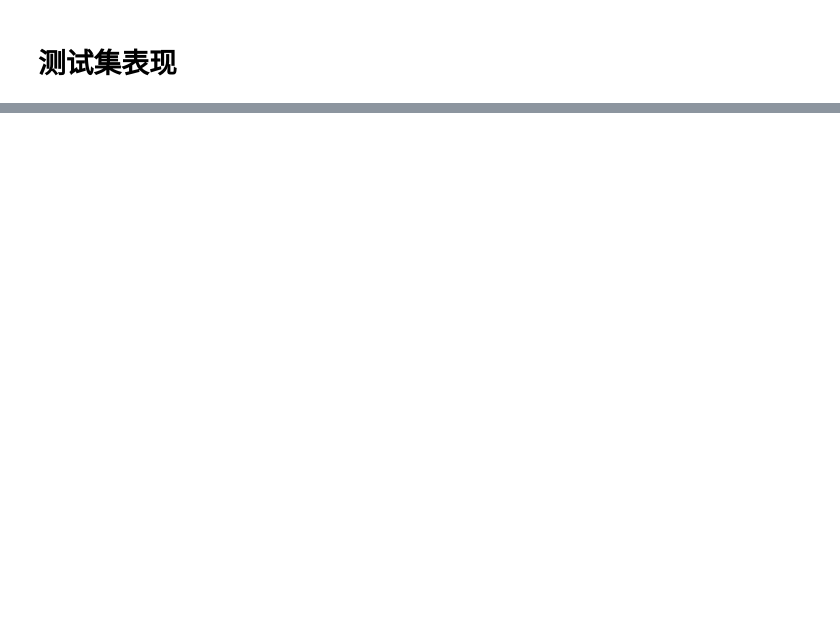
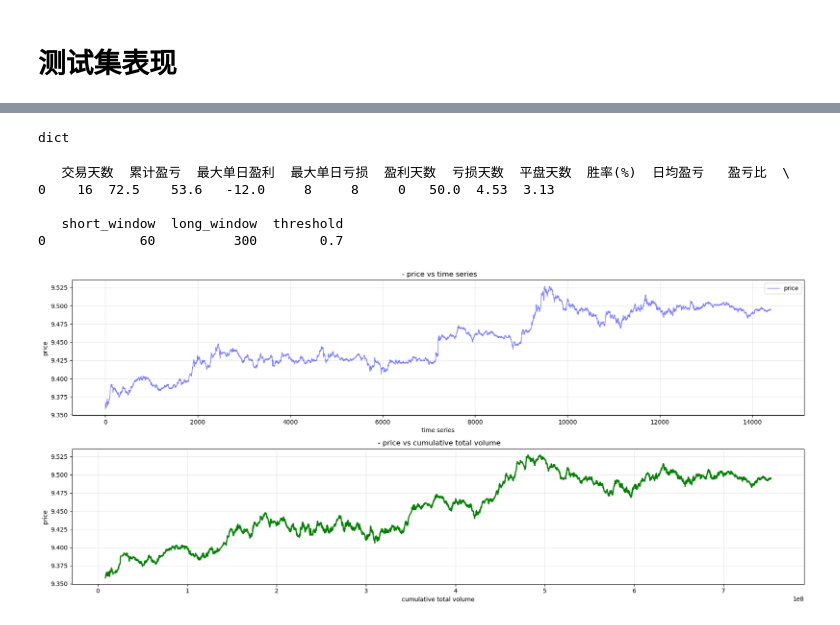
Before and after one commit to artinsophia/Quant-Intern-2026, a Jupyter notebook: simple_MA/demo1.ipynb, the cells around one changed output, grey strips where cells are left out. Saved outputs shown, nothing was run; the diff lists cells and outputs as text; code cells hidden in the pictures; blank space fills up the shorter version.

```diff
--- a/simple_MA/demo1.ipynb
+++ b/simple_MA/demo1.ipynb
@@ -651,0 +692,4 @@ print(summary)
+# %%
+type(summary)
+# %% [output]
+dict
@@ -651,0 +701,17 @@ print(summary)
+# %%
+print(df)
+# %% [output]
+   交易天数  累计盈亏  最大单日盈利  最大单日亏损  盈利天数  亏损天数  平盘天数  胜率(%)  日均盈亏   盈亏比  \
+0    16  72.5    53.6   -12.0     8     8     0   50.0  4.53  3.13
+
+   short_window  long_window  threshold
+0            60          300        0.7
+# %%
+from plot_price import plot_price_analysis
+import matplotlib.pyplot as plt
+
+
+snap_list = base_tool.snap_list_load(instrument_id, "20260327")
+plot_price_analysis(snap_list)
+# %% [output]
+[figure, added]
```
Also changed, not shown: parts of 20 cells of this notebook, 3 other files.
